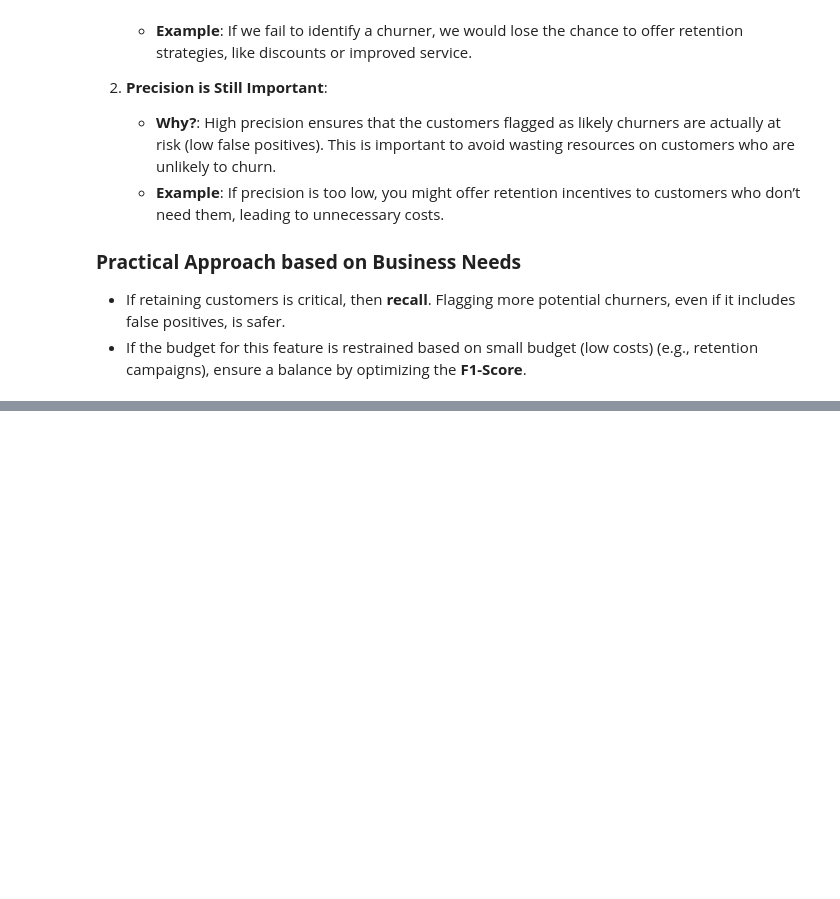
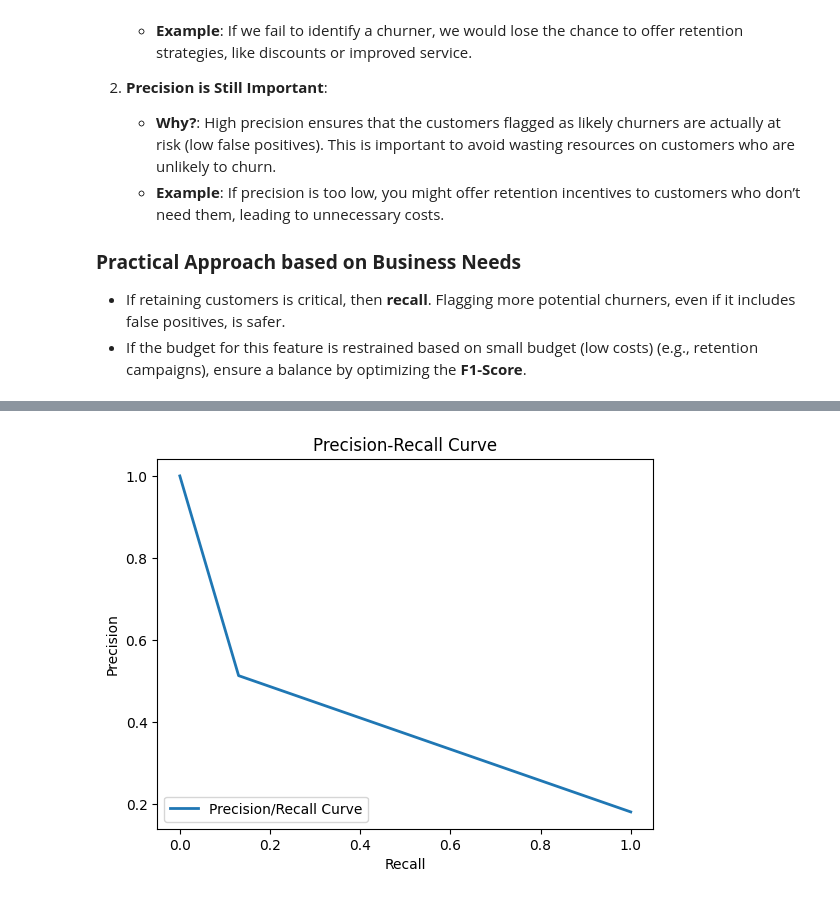
Before and after one commit to gappy401/Data-Challenges, a Jupyter notebook: Predictive Analytics for Customer Churn/Churn-Model.ipynb, the cells around one changed output, grey strips where cells are left out. Saved outputs shown, nothing was run; the diff lists cells and outputs as text; code cells hidden in the pictures; blank space fills up the shorter version.

```diff
--- a/Predictive Analytics for Customer Churn/Churn-Model.ipynb
+++ b/Predictive Analytics for Customer Churn/Churn-Model.ipynb
@@ -316,0 +530,12 @@ For a **churn model**, the choice between precision and recall depends on the bu
+# %%
+precision, recall, thresholds = precision_recall_curve(y_train, Y_train_pred)
+
+# Plot Precision-Recall curve
+plt.plot(recall, precision, linewidth=2, label="Precision/Recall Curve")
+plt.xlabel("Recall")
+plt.ylabel("Precision")
+plt.title("Precision-Recall Curve")
+plt.legend(loc="lower left")
+plt.show()
+# %% [output]
+[figure, added]
```
Also changed, not shown: parts of 18 cells of this notebook.
